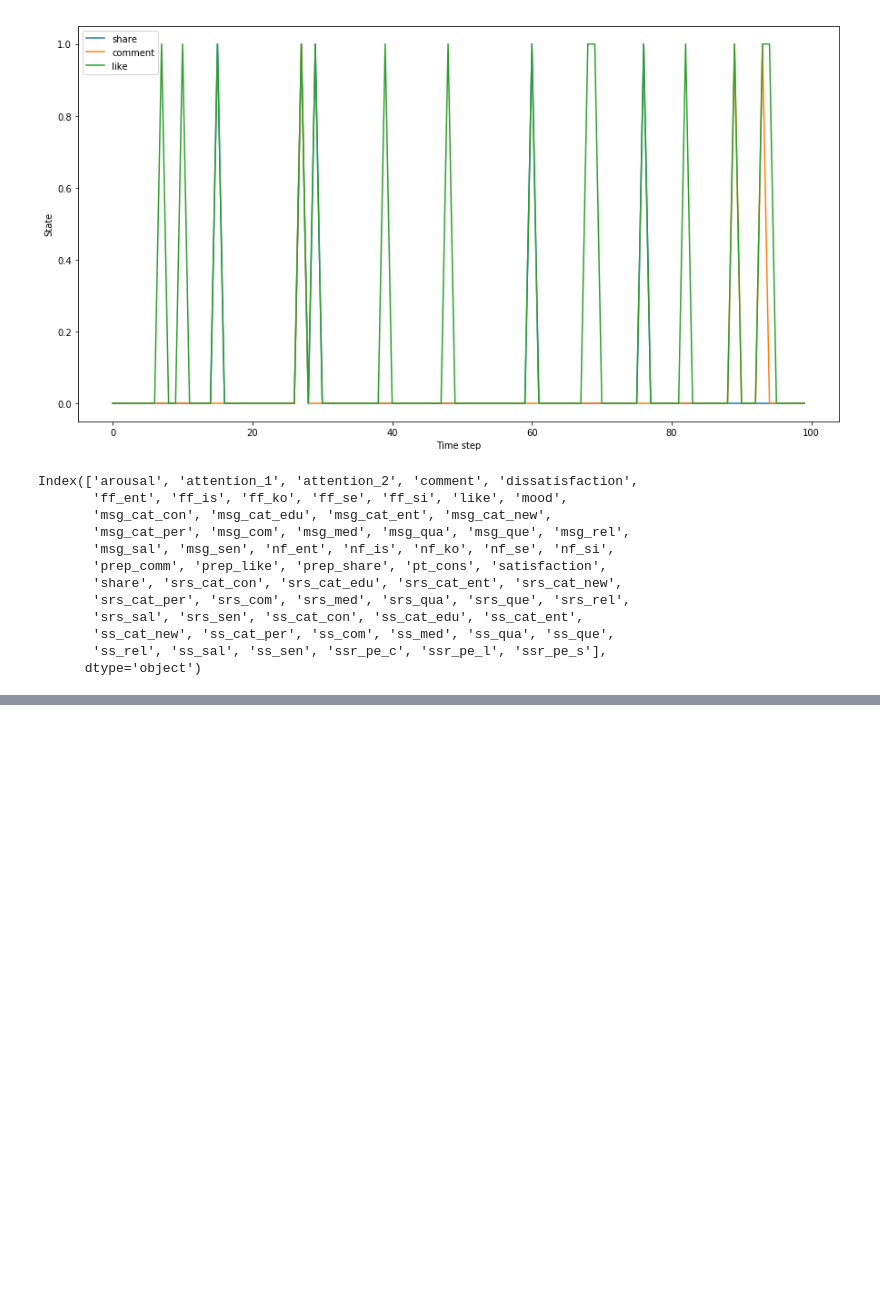
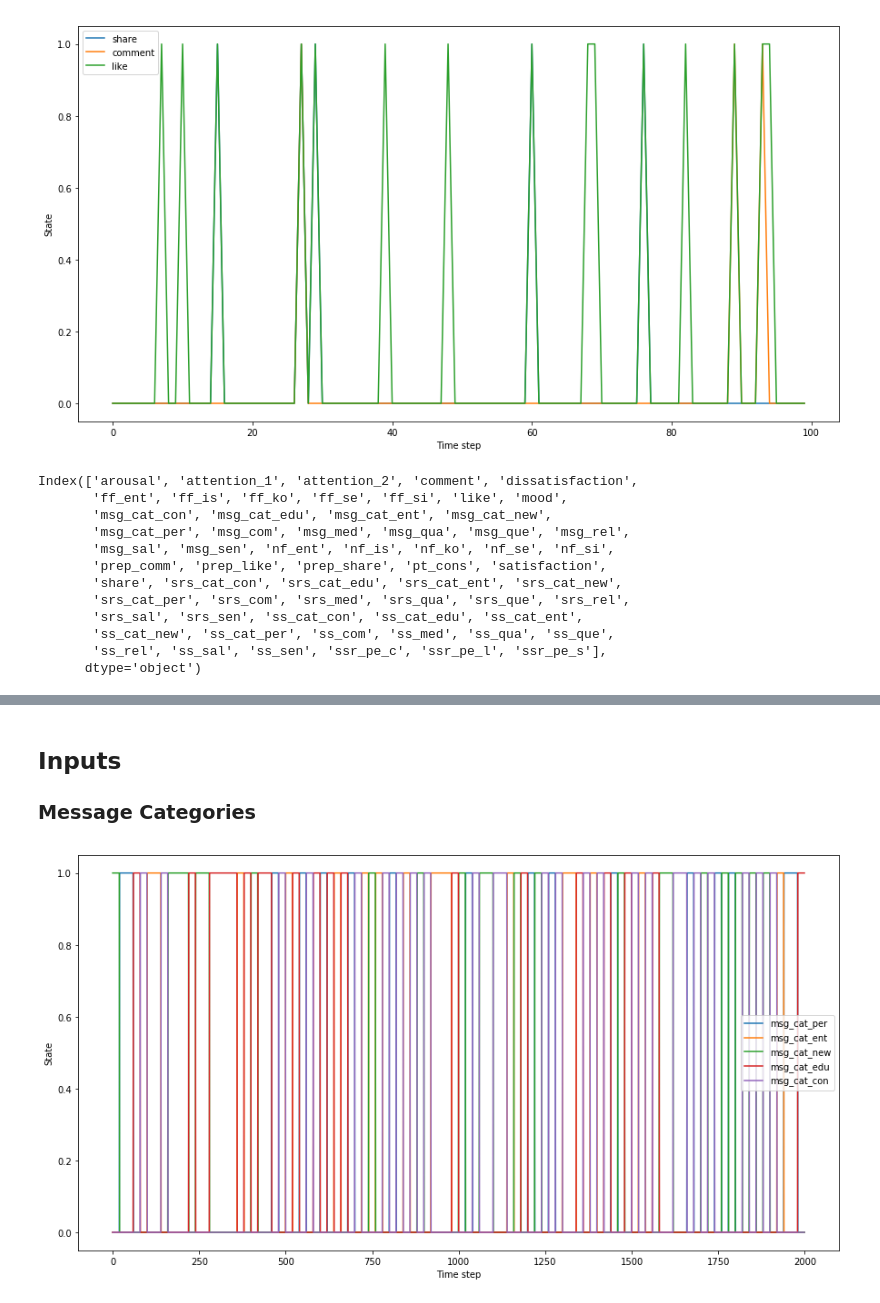
Before and after one commit to ericinlinux/sharing_behavior, a Jupyter notebook: 3_Parameter_tuning.ipynb, the cells around one changed output, grey strips where cells are left out. Saved outputs shown, nothing was run; the diff lists cells and outputs as text; code cells hidden in the pictures; blank space fills up the shorter version.

Commit message:
modified:   3_Parameter_tuning.ipynb 	modified:   data/connections.sv 	modified:   sim_ann.py 	.ipynb_checkpoints/ 	__pycache__/ 	figures/ 	pickle/

```diff
--- a/3_Parameter_tuning.ipynb
+++ b/3_Parameter_tuning.ipynb
@@ -249,0 +275,2 @@ Index(['arousal', 'attention_1', 'attention_2', 'comment', 'dissatisfaction',
+# %%
+inputsDF, parameters = model.run_message_sequence(messages2.values, a2_traits,parameters, 'nb3')
@@ -249,0 +296,11 @@ Index(['arousal', 'attention_1', 'attention_2', 'comment', 'dissatisfaction',
+# %% [markdown]
+## Inputs
+
+### Message Categories
+# %%
+inputsDF[['msg_cat_per', 'msg_cat_ent', 'msg_cat_new', 'msg_cat_edu', 'msg_cat_con']].plot()
+plt.ylabel('State')
+plt.xlabel('Time step')
+plt.rcParams["figure.figsize"] = (15,8)
+# %% [output]
+[figure, added]
```
Also changed, not shown: parts of 54 cells of this notebook, 2 other files.
